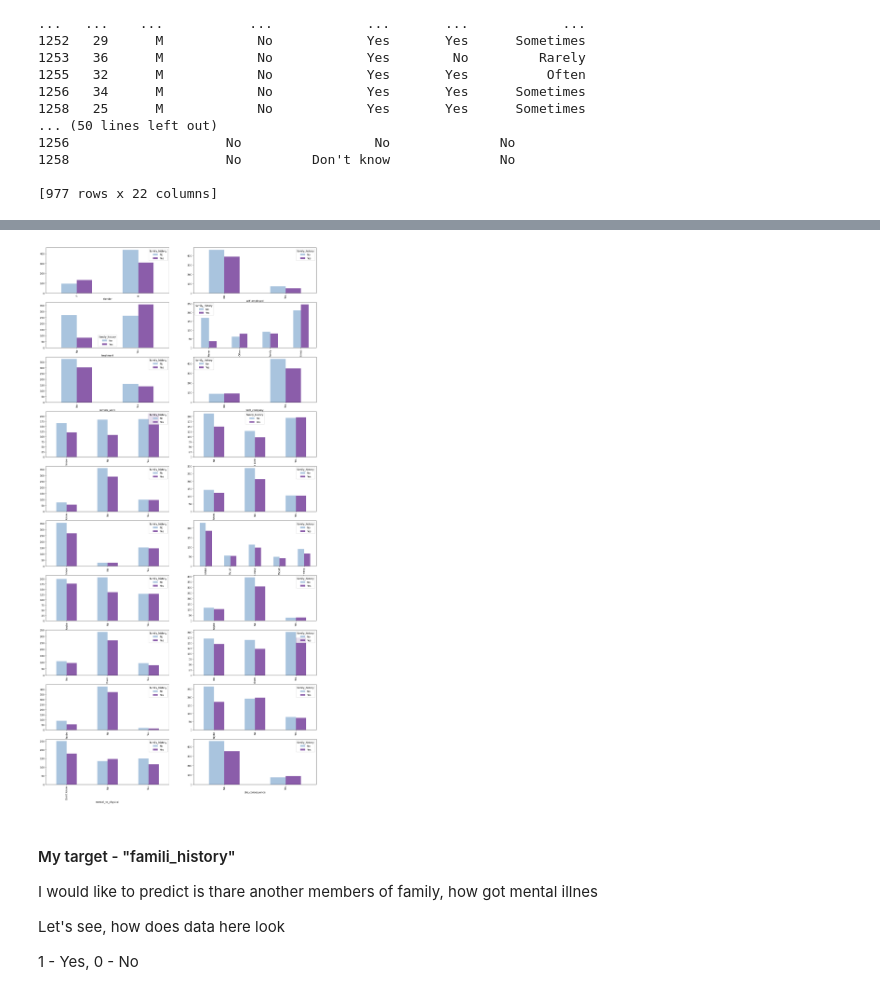
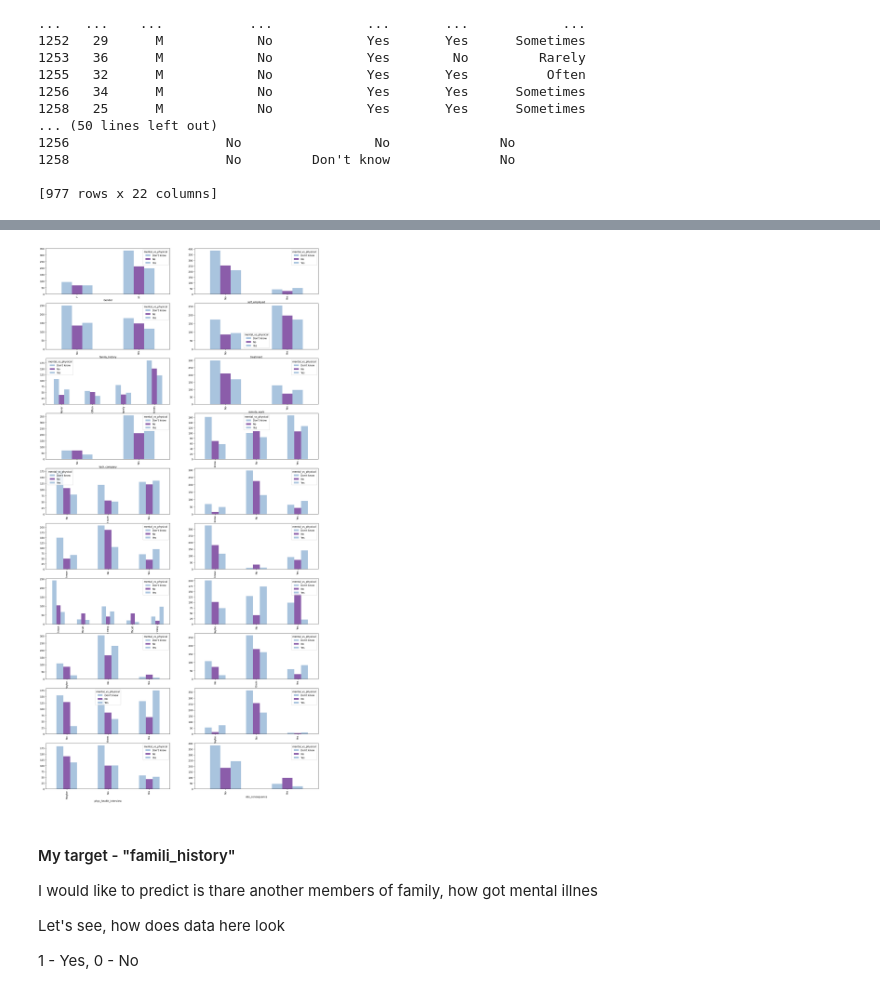
Before and after one commit to NikitaGoltsev/Theory_of_stat_decisions, a Jupyter notebook: lab03/lab03.ipynb, the cells around one changed output, grey strips where cells are left out. Drawn from its saved outputs; the diff is of its cells as text; code cells hidden in the pictures.

```diff
--- a/lab03/lab03.ipynb
+++ b/lab03/lab03.ipynb
@@ -77,15 +90,15 @@ print(df)
 # %%
 df_for_img = pd.DataFrame()
-columns = list(df.drop(['family_history', 'Age'], axis = 1))
+columns = list(df.drop(['mental_vs_physical', 'Age'], axis = 1))
 fig, axes = plt.subplots(10, 2, figsize=(20, 40))
 for i, col in enumerate(columns):
-    df_f = df.groupby(col)['family_history'].value_counts().unstack()
+    df_f = df.groupby(col)['mental_vs_physical'].value_counts().unstack()
     df_f.plot.bar(ax=axes[i//2, i%2], color = sns.color_palette("BuPu", 2))
     df_f = df_f.rename(index=lambda x: df_f.index.name + '_' + x )
     df_for_img =  pd.concat([df_for_img, df_f])
 plt.show()
 # %% [output]
-[figure, old version]
+[figure, new version]
 # %% [markdown]
 <h4>My target - "famili_history"</h4>
 <p>I would like to predict is thare another members of family, how got mental illnes<p>
```
Also changed, not shown: parts of 8 cells of this notebook, 3 other files.
